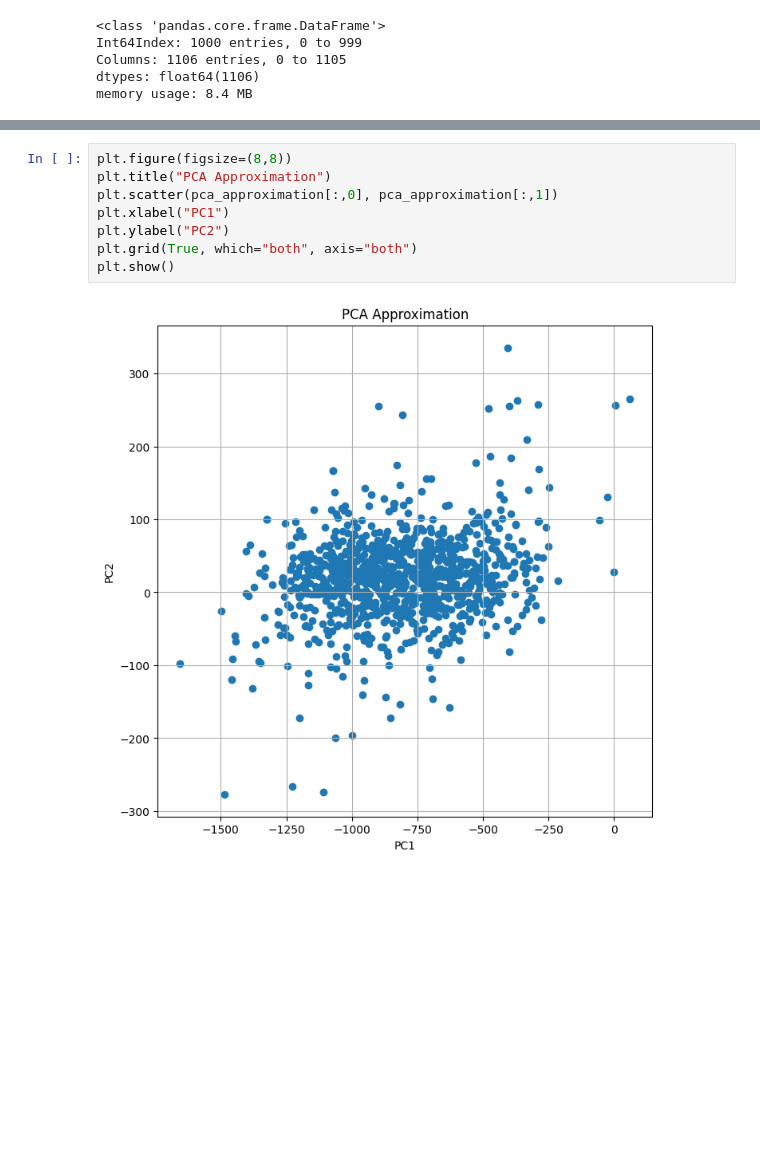
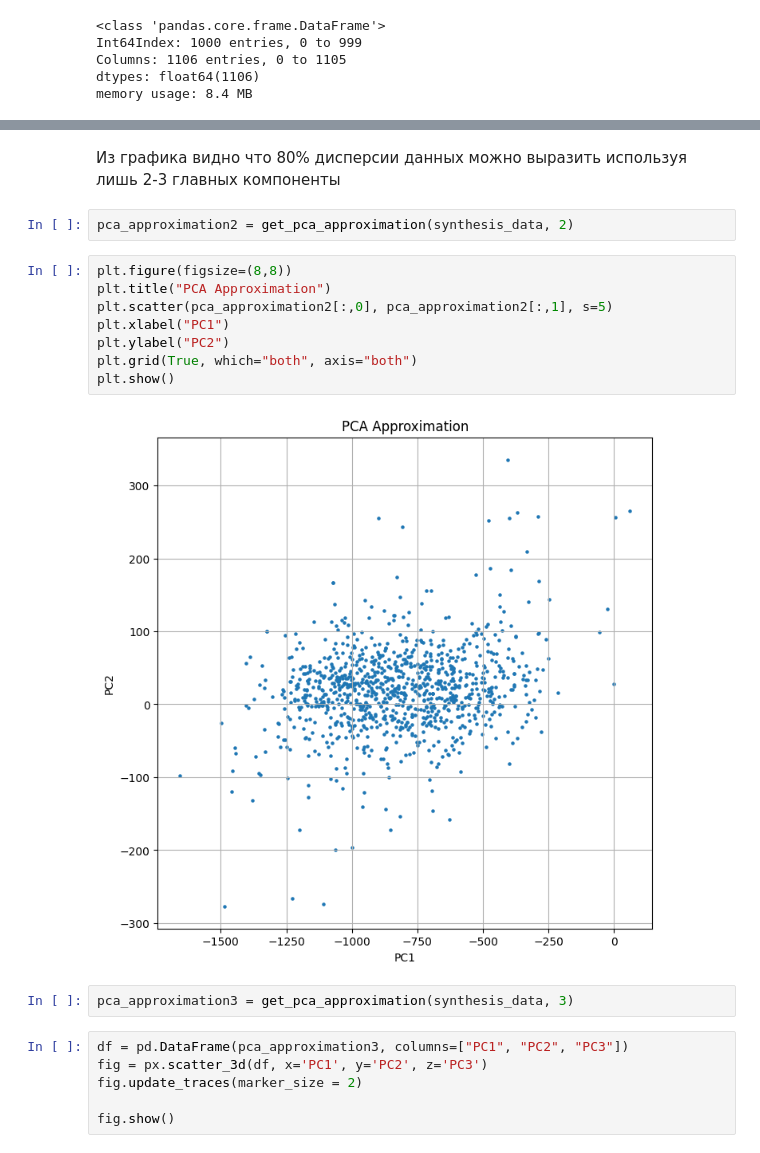
Before and after one commit to AndreyKondakovGW/TimeSeriesClusterization, a Jupyter notebook: methods/pca_approximation/test_synthesis.ipynb, the cells around one changed output, grey strips where cells are left out. Drawn from its saved outputs; the diff is of its cells as text; blank space fills up the shorter version.

```diff
--- a/methods/pca_approximation/test_synthesis.ipynb
+++ b/methods/pca_approximation/test_synthesis.ipynb
@@ -45,10 +67,22 @@ pca_approximation = get_pca_approximation(synthesis_data, 2)
+# %% [markdown]
+Из графика видно что 80% дисперсии данных можно выразить используя лишь 2-3 главных компоненты
+# %%
+pca_approximation2 = get_pca_approximation(synthesis_data, 2)
 # %%
 plt.figure(figsize=(8,8))
 plt.title("PCA Approximation")
-plt.scatter(pca_approximation[:,0], pca_approximation[:,1])
+plt.scatter(pca_approximation2[:,0], pca_approximation2[:,1], s=5)
 plt.xlabel("PC1")
 plt.ylabel("PC2")
 plt.grid(True, which="both", axis="both")
 plt.show()
 # %% [output]
-[figure, old version]
+[figure, new version]
+# %%
+pca_approximation3 = get_pca_approximation(synthesis_data, 3)
+# %%
+df = pd.DataFrame(pca_approximation3, columns=["PC1", "PC2", "PC3"])
+fig = px.scatter_3d(df, x='PC1', y='PC2', z='PC3')
+fig.update_traces(marker_size = 2)
+
+fig.show()
```
Also changed, not shown: parts of 7 cells of this notebook, 9 other files.
